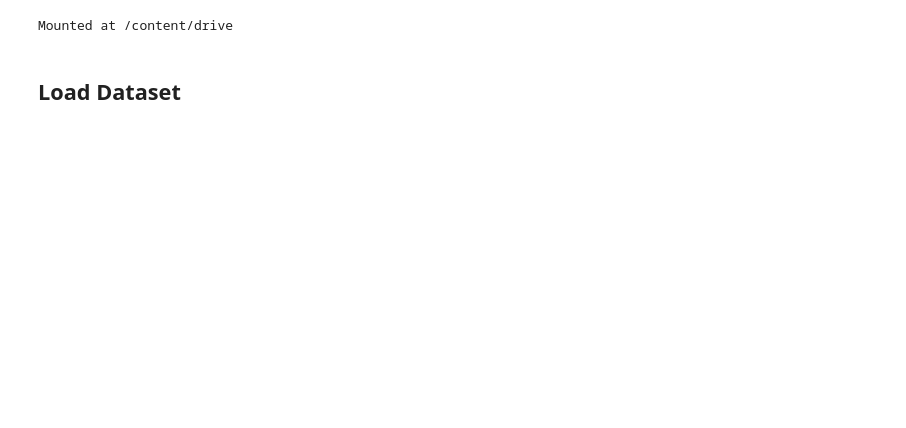
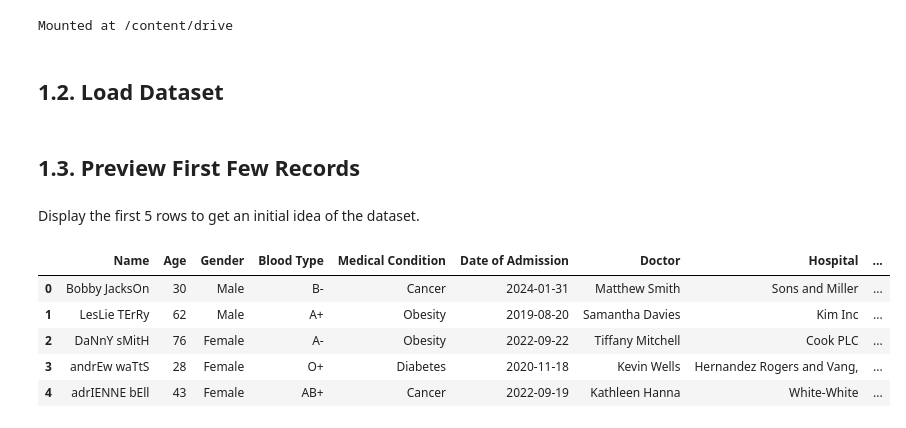
Before and after one commit to Sagarjain93/Healthcare, a Jupyter notebook: Healthcare.ipynb, the cells around one changed output. Saved outputs shown, nothing was run; the diff lists cells and outputs as text; code cells hidden in the pictures; blank space fills up the shorter version.

Commit message:
Preview first few records of dataset

```diff
--- a/Healthcare.ipynb
+++ b/Healthcare.ipynb
@@ -44,6 +44,19 @@ drive.mount('/content/drive')
 # %% [output]
 Mounted at /content/drive
 # %% [markdown]
-## **Load Dataset**
+## **1.2. Load Dataset**
 # %%
 df = pd.read_csv('/content/drive/MyDrive/colab/eda/2. Healthcare/healthcare_dataset.csv')
+# %% [markdown]
+## **1.3. Preview First Few Records**
+# %% [markdown]
+Display the first 5 rows to get an initial idea of the dataset.
+# %%
+df.head()
+# %% [output]
+|  | Name | Age | Gender | Blood Type | Medical Condition | Date of Admission | Doctor | Hospital | ... |
+| 0 | Bobby JacksOn | 30 | Male | B- | Cancer | 2024-01-31 | Matthew Smith | Sons and Miller | ... |
+| 1 | LesLie TErRy | 62 | Male | A+ | Obesity | 2019-08-20 | Samantha Davies | Kim Inc | ... |
+| 2 | DaNnY sMitH | 76 | Female | A- | Obesity | 2022-09-22 | Tiffany Mitchell | Cook PLC | ... |
+| 3 | andrEw waTtS | 28 | Female | O+ | Diabetes | 2020-11-18 | Kevin Wells | Hernandez Rogers and Vang, | ... |
+| 4 | adrIENNE bEll | 43 | Female | AB+ | Cancer | 2022-09-19 | Kathleen Hanna | White-White | ... |
```
Also changed, not shown: parts of 4 cells of this notebook.
